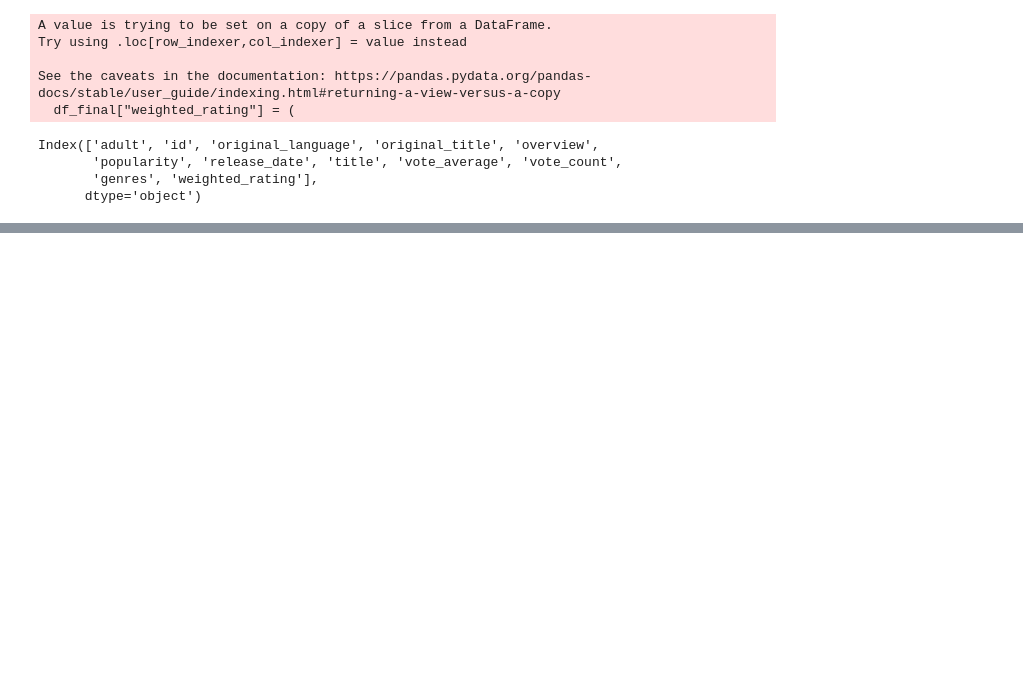
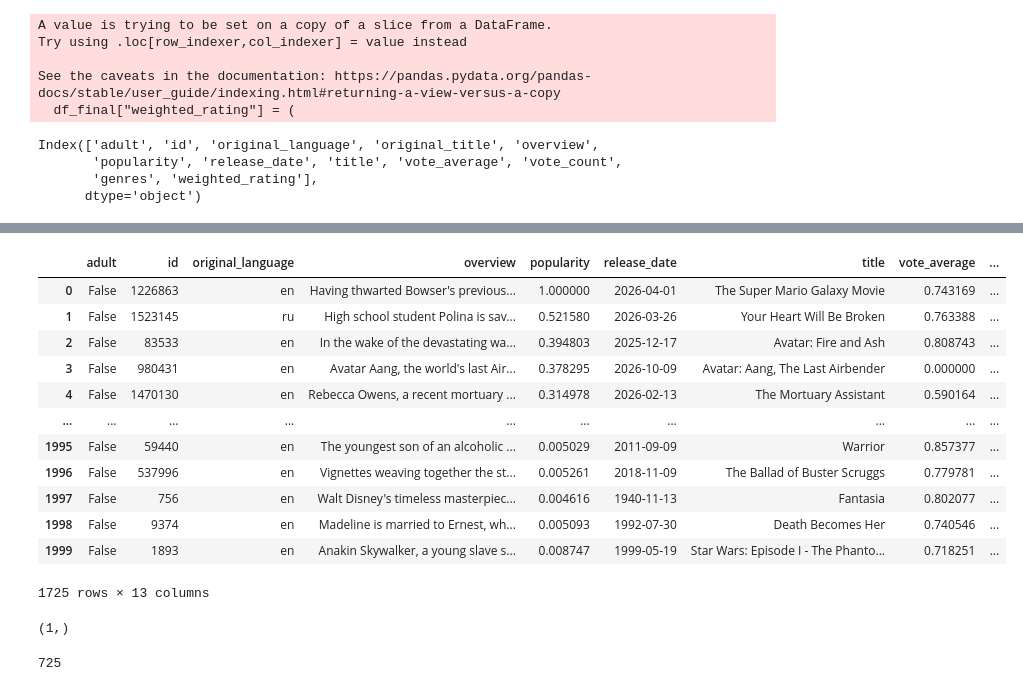
Before and after one commit to marcosrequenagut/ai-movie-recommendation-system, a Jupyter notebook: data_procesing/ingest_movies.ipynb, the cells around one changed output, grey strips where cells are left out. Drawn from its saved outputs; the diff is of its cells as text; code cells hidden in the pictures; blank space fills up the shorter version.

```diff
--- a/data_procesing/ingest_movies.ipynb
+++ b/data_procesing/ingest_movies.ipynb
@@ -433,3 +407,21 @@ See the caveats in the documentation: https://pandas.pydata.org/pandas-docs/stab
+# %%
+# Drop the column Original title as it is not useful
+df_final2 = df_final2.drop(columns = ["original_title"])
+df_final2
+# %% [output]
+|  | adult | id | original_language | overview | popularity | release_date | title | vote_average | ... |
+| 0 | False | 1226863 | en | Having thwarted Bowser's previous... | 1.000000 | 2026-04-01 | The Super Mario Galaxy Movie | 0.743169 | ... |
+| 1 | False | 1523145 | ru | High school student Polina is sav... | 0.521580 | 2026-03-26 | Your Heart Will Be Broken | 0.763388 | ... |
+| 2 | False | 83533 | en | In the wake of the devastating wa... | 0.394803 | 2025-12-17 | Avatar: Fire and Ash | 0.808743 | ... |
+| 3 | False | 980431 | en | Avatar Aang, the world's last Air... | 0.378295 | 2026-10-09 | Avatar: Aang, The Last Airbender | 0.000000 | ... |
+| 4 | False | 1470130 | en | Rebecca Owens, a recent mortuary ... | 0.314978 | 2026-02-13 | The Mortuary Assistant | 0.590164 | ... |
+| ... | ... | ... | ... | ... | ... | ... | ... | ... | ... |
+| 1995 | False | 59440 | en | The youngest son of an alcoholic ... | 0.005029 | 2011-09-09 | Warrior | 0.857377 | ... |
+| 1996 | False | 537996 | en | Vignettes weaving together the st... | 0.005261 | 2018-11-09 | The Ballad of Buster Scruggs | 0.779781 | ... |
+| 1997 | False | 756 | en | Walt Disney's timeless masterpiec... | 0.004616 | 1940-11-13 | Fantasia | 0.802077 | ... |
+| 1998 | False | 9374 | en | Madeline is married to Ernest, wh... | 0.005093 | 1992-07-30 | Death Becomes Her | 0.740546 | ... |
+| 1999 | False | 1893 | en | Anakin Skywalker, a young slave s... | 0.008747 | 1999-05-19 | Star Wars: Episode I - The Phanto... | 0.718251 | ... |
+1725 rows × 13 columns
 # %%
 # Data is cleaned so we can use it for the recommendation system. We will save it as a csv file and in a PostgreSQL database.
 
@@ -436,0 +440,12 @@ See the caveats in the documentation: https://pandas.pydata.org/pandas-docs/stab
+# %%
+# Prove that all is working well
+with engine.connect() as connection:
+    result = connection.execute(text("SELECT 1"))
+    print(result.fetchone())
+# %% [output]
+(1,)
+# %%
+# Save the Dataframe in the PostgreSQL database
+df_final2.to_sql("movies_information", engine, if_exists="replace", index=False)
+# %% [output]
+725
```
Also changed, not shown: parts of 17 cells of this notebook, 6 other files.
